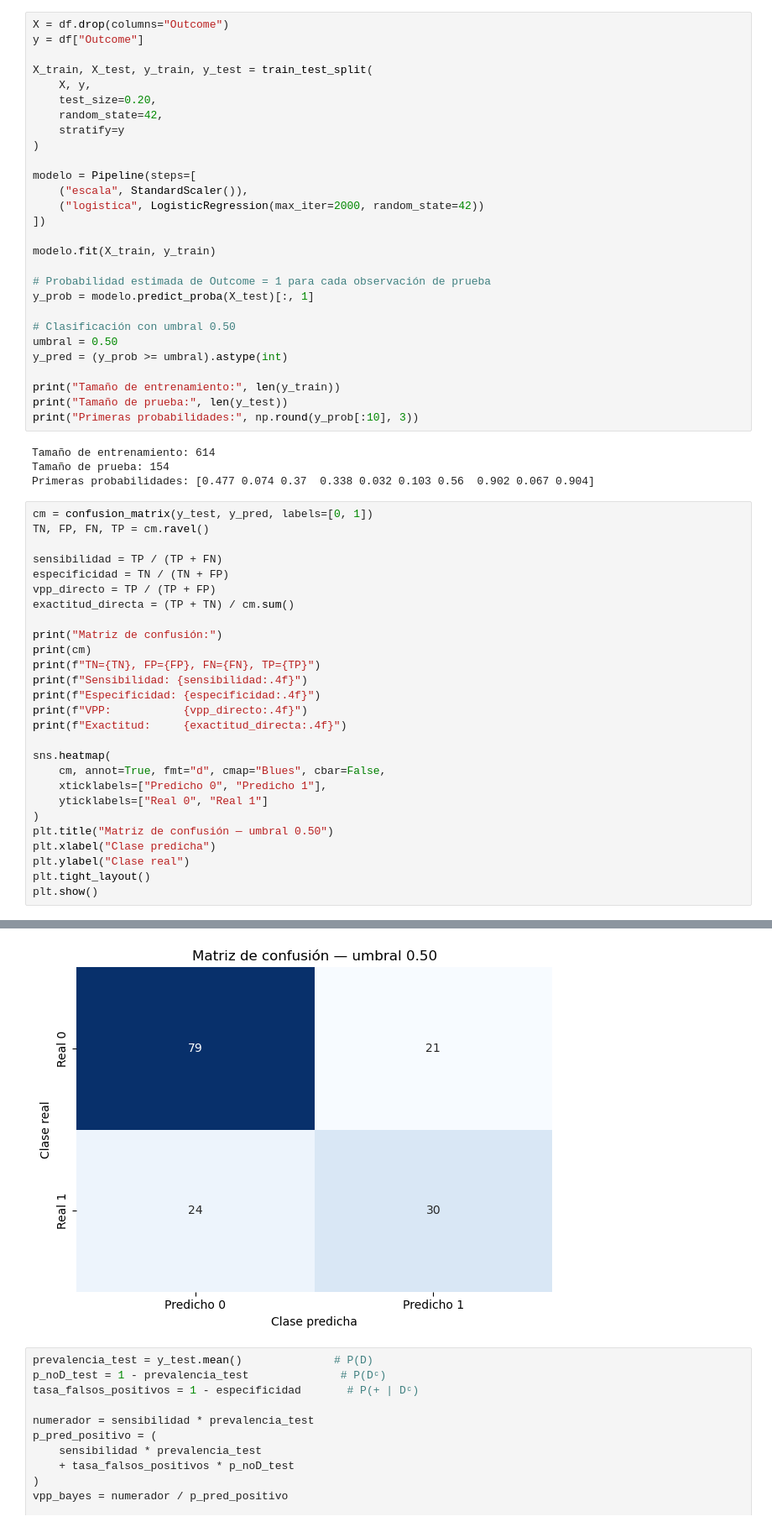
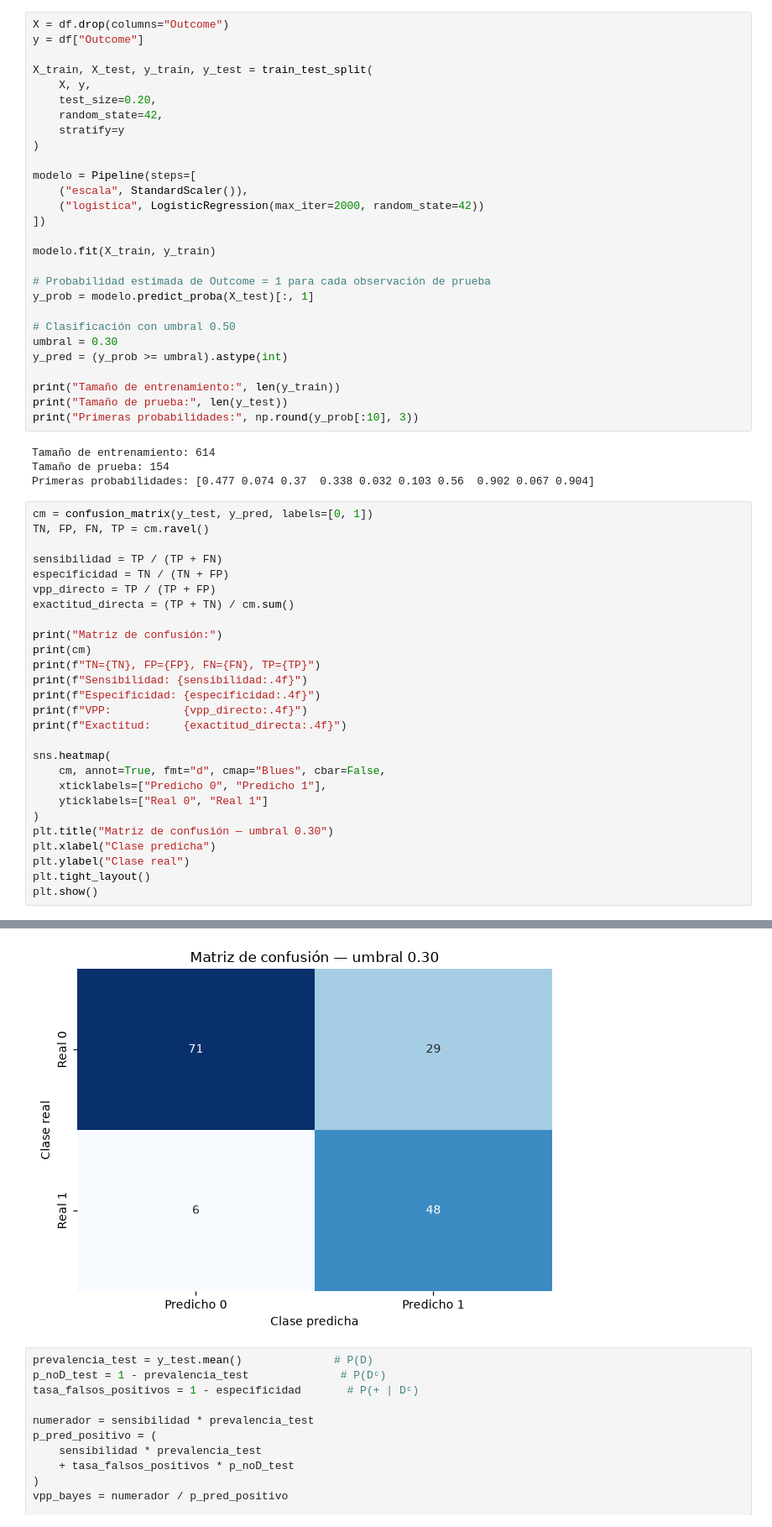
Before and after one commit to dev-chris015/python-stats, a Jupyter notebook: probabilidad/lab_3_probabilidad_condicional.ipynb, the cells around one changed output, grey strips where cells are left out. Shown at 84% size. Cells and saved outputs as stored; diff of their text form.

```diff
--- a/probabilidad/lab_3_probabilidad_condicional.ipynb
+++ b/probabilidad/lab_3_probabilidad_condicional.ipynb
@@ -99,7 +117,7 @@ modelo.fit(X_train, y_train)
 y_prob = modelo.predict_proba(X_test)[:, 1]
 
 # Clasificación con umbral 0.50
-umbral = 0.50
+umbral = 0.30
 y_pred = (y_prob >= umbral).astype(int)
 
 print("Tamaño de entrenamiento:", len(y_train))
@@ -131,7 +149,7 @@ sns.heatmap(
     xticklabels=["Predicho 0", "Predicho 1"],
     yticklabels=["Real 0", "Real 1"]
 )
-plt.title("Matriz de confusión — umbral 0.50")
+plt.title("Matriz de confusión — umbral 0.30")
 plt.xlabel("Clase predicha")
 plt.ylabel("Clase real")
 plt.tight_layout()
@@ -148,4 +166,4 @@ Exactitud:     0.7078
-[figure, old version]
+[figure, new version]
 # %%
 prevalencia_test = y_test.mean()              # P(D)
 p_noD_test = 1 - prevalencia_test              # P(Dᶜ)
```
Also changed, not shown: parts of 2 cells of this notebook.
